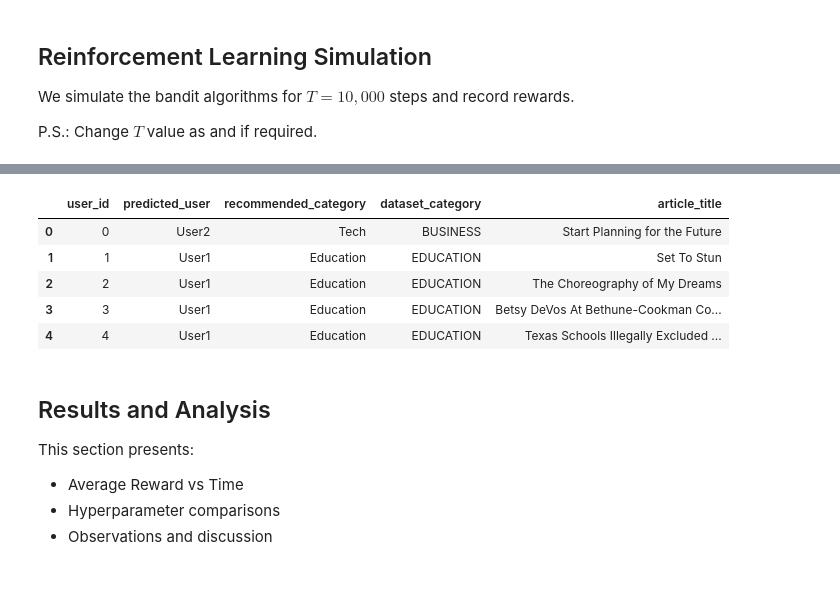
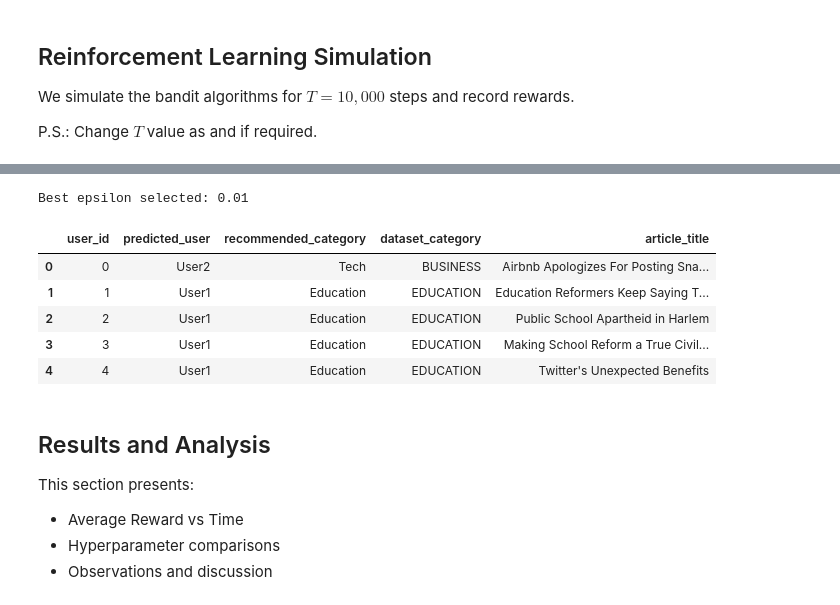
Before and after one commit to anoushkaa15/lab3-contextual-bandit, a Jupyter notebook: lab3_results_U20230076.ipynb, the cells around one changed output, grey strips where cells are left out. Saved outputs shown, nothing was run; the diff lists cells and outputs as text; code cells hidden in the pictures.

```diff
--- a/lab3_results_U20230076.ipynb
+++ b/lab3_results_U20230076.ipynb
@@ -607,7 +607,28 @@ category_map = {
     "Tech": "BUSINESS",   # closest available to Tech
     "Crime": "CRIME"
 }
+# %%
+# -------------------------------
+# Train FINAL bandits using best epsilon
+# -------------------------------
+
+best_eps = max(results["epsilon"], key=lambda x: results["epsilon"][x]["avg_reward"])
+print("Best epsilon selected:", best_eps)
+
+final_bandits = [EpsilonGreedyBandit(n_arms=4, epsilon=best_eps) for _ in range(3)]
+
+for t in range(T):
+    context = np.random.randint(0,3)
+    local_arm = final_bandits[context].select_arm(0)
+    arm = context * 4 + local_arm
+    r = sampler_instance.sample(arm)
+    final_bandits[context].update(local_arm, r)
+# %% [output]
+Best epsilon selected: 0.01
 # %%
+X_test_t = preprocessor.transform(test_users)
+pred_contexts = clf.predict(X_test_t)
+
 news_categories = ["Entertainment","Education","Tech","Crime"]
 
 recommendations = []
@@ -616,38 +637,38 @@ for i, ctx in enumerate(pred_contexts):
 
     local_arm = np.argmax(final_bandits[ctx].arm_rewards / np.maximum(final_bandits[ctx].arm_counts,1))
 
     # Bandit category
     bandit_category = news_categories[local_arm]
 
     # Map to dataset category
     dataset_category = category_map[bandit_category]
 
     subset = news_df[news_df["category"] == dataset_category]
 
     # Safety check (should not happen now)
     if subset.empty:
         article_title = "No article available"
     else:
         article_title = subset.sample(1)["headline"].values[0]
 
 
     recommendations.append({
         "user_id": i,
         "predicted_user": f"User{ctx+1}",
         "recommended_category": bandit_category,
         "dataset_category": dataset_category,
         "article_title": article_title
     })
 
 recommendations_df = pd.DataFrame(recommendations)
 recommendations_df.head()
 # %% [output]
 |  | user_id | predicted_user | recommended_category | dataset_category | article_title |
-| 0 | 0 | User2 | Tech | BUSINESS | Start Planning for the Future |
-| 1 | 1 | User1 | Education | EDUCATION | Set To Stun |
-| 2 | 2 | User1 | Education | EDUCATION | The Choreography of My Dreams |
-| 3 | 3 | User1 | Education | EDUCATION | Betsy DeVos At Bethune-Cookman Co... |
-| 4 | 4 | User1 | Education | EDUCATION | Texas Schools Illegally Excluded ... |
+| 0 | 0 | User2 | Tech | BUSINESS | Airbnb Apologizes For Posting Sna... |
+| 1 | 1 | User1 | Education | EDUCATION | Education Reformers Keep Saying T... |
+| 2 | 2 | User1 | Education | EDUCATION | Public School Apartheid in Harlem |
+| 3 | 3 | User1 | Education | EDUCATION | Making School Reform a True Civil... |
+| 4 | 4 | User1 | Education | EDUCATION | Twitter's Unexpected Benefits |
 # %% [markdown]
 ## Results and Analysis
 
```
Also changed, not shown: parts of 8 cells of this notebook.
